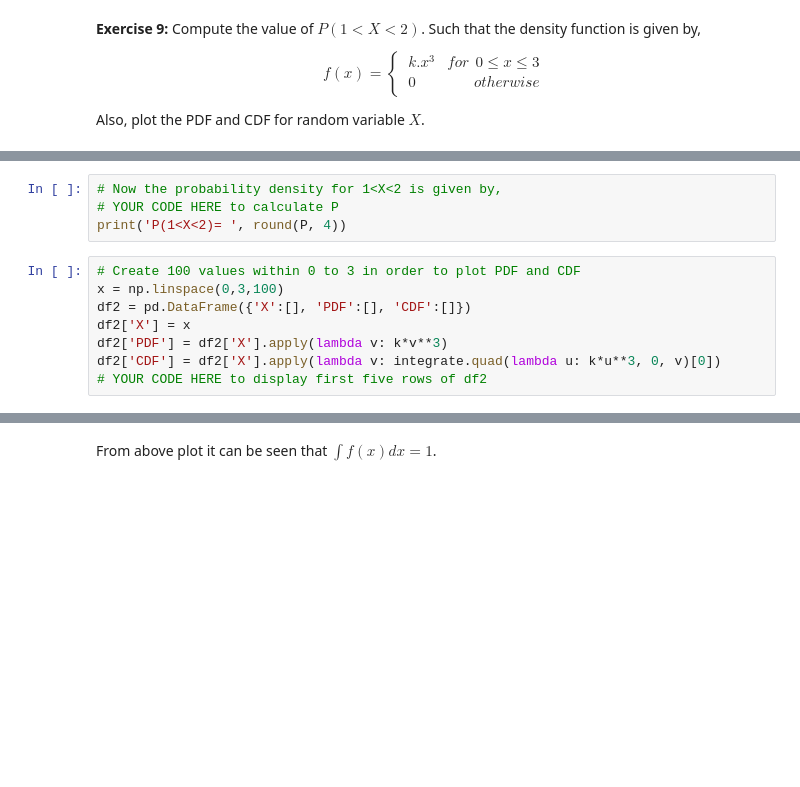
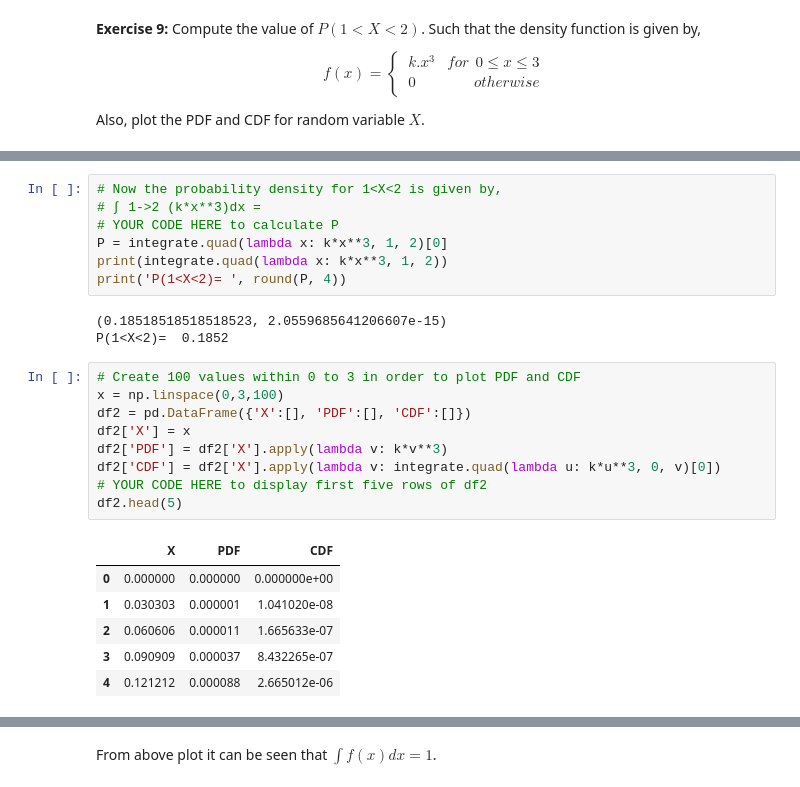
Before and after one commit to Shrutiba/iisc_cds, a Jupyter notebook: M1_AST_01_Probability_Basics_A.ipynb, the cells around one changed output, grey strips where cells are left out. Saved outputs shown, nothing was run; the diff lists cells and outputs as text; blank space fills up the shorter version.

```diff
--- a/M1_AST_01_Probability_Basics_A.ipynb
+++ b/M1_AST_01_Probability_Basics_A.ipynb
@@ -716,15 +729,29 @@ print('k= ', round(k,4))
 # %%
 # Now the probability density for 1<X<2 is given by,
+# ∫ 1->2 (k*x**3)dx =
 # YOUR CODE HERE to calculate P
+P = integrate.quad(lambda x: k*x**3, 1, 2)[0]
+print(integrate.quad(lambda x: k*x**3, 1, 2))
 print('P(1<X<2)= ', round(P, 4))
+# %% [output]
+(0.18518518518518523, 2.0559685641206607e-15)
+P(1<X<2)=  0.1852
 # %%
 # Create 100 values within 0 to 3 in order to plot PDF and CDF
 x = np.linspace(0,3,100)
 df2 = pd.DataFrame({'X':[], 'PDF':[], 'CDF':[]})
 df2['X'] = x
 df2['PDF'] = df2['X'].apply(lambda v: k*v**3)
 df2['CDF'] = df2['X'].apply(lambda v: integrate.quad(lambda u: k*u**3, 0, v)[0])
 # YOUR CODE HERE to display first five rows of df2
+df2.head(5)
+# %% [output]
+|  | X | PDF | CDF |
+| 0 | 0.000000 | 0.000000 | 0.000000e+00 |
+| 1 | 0.030303 | 0.000001 | 1.041020e-08 |
+| 2 | 0.060606 | 0.000011 | 1.665633e-07 |
+| 3 | 0.090909 | 0.000037 | 8.432265e-07 |
+| 4 | 0.121212 | 0.000088 | 2.665012e-06 |
 # %%
 # Plotting PDF
 sns.lineplot(x= 'X', y= 'PDF', data= df2)
```
Also changed, not shown: parts of 27 cells of this notebook.
